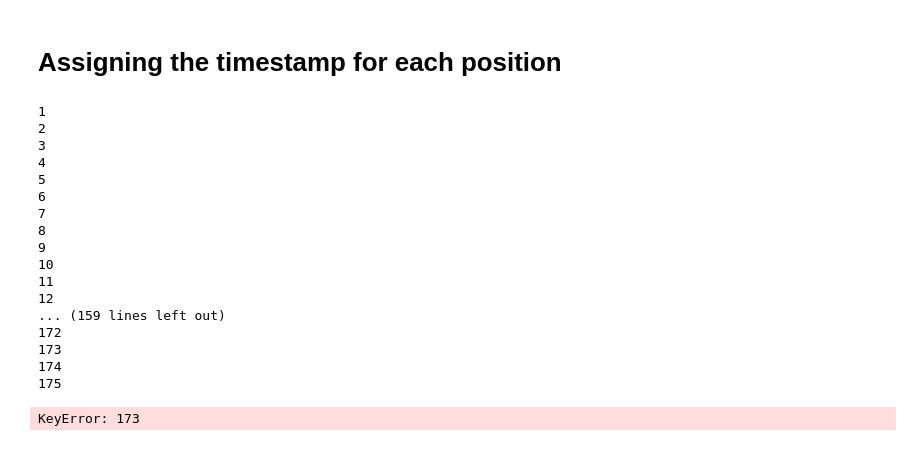
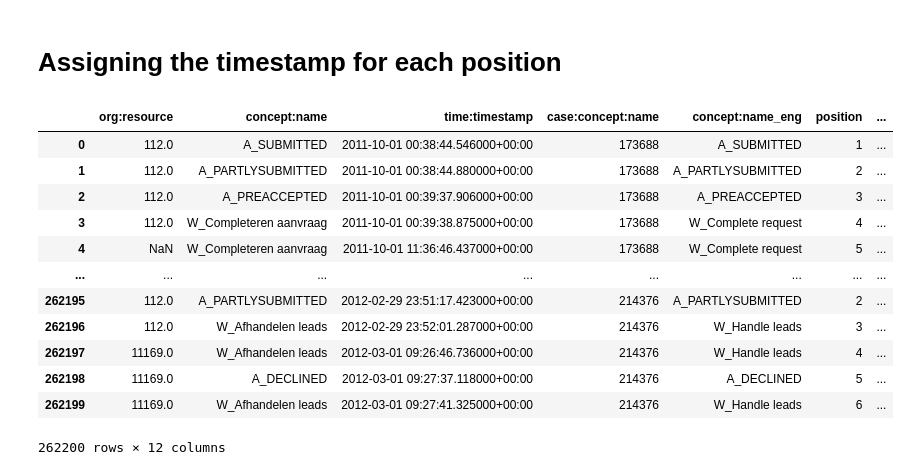
Before and after one commit to BrendGroen/2IOI0-Group-22, a Jupyter notebook: baseline_model_naive.ipynb, the cells around one changed output. Cells and saved outputs as stored; diff of their text form; code cells hidden in the pictures.

Commit message:
timestamp has been added

```diff
--- a/baseline_model_naive.ipynb
+++ b/baseline_model_naive.ipynb
@@ -67,37 +67,31 @@ f'Accuracy: {accuracy} Precision: {precision} Recall: {recall} F1: {f1}'
 # %% [markdown]
 # Assigning the timestamp for each position
 # %%
-# Finidng the most frequent next activity for each position
-position_dict_1 = {}
+# finding the average duration for each position
+position_dict_time = {}
 for j in range(1, 176):
-    n = 0
-    x = 0
+    time = []
     for i in (df[df['position'] == j]).index:
-        if df["duration"][i] > 0 :
-            n = n + df["duration"][i]
-            x = x + 1
-    if x > 0:
-        position_dict_1[j] = n/x
-    print(j)
+        time.append(df["duration"].iloc[i])
+    if len(time) > 0:
+        position_dict_time[j] = sum(time)/len(time)
-# %% [output]
-1
-2
-3
-4
-5
-6
-7
-8
-9
-10
-11
-12
-... (159 lines left out)
-172
-173
-174
-175
-# %%
-df["predicted_timestamp"] = df["position"].map(lambda x: position_dict_1[x] + df["date_milliseconds"].iloc[x])
-# %% [output]
-KeyError: 173
+# %%
+# adding the average duration to each position
+df['predicted_timestamp'] = df['date_milliseconds'] + df['position'].map(lambda x: position_dict_time[x]).fillna(0)
+# %%
+# convert the predicted_timestamp to miliseconds without e
+df['predicted_timestamp'] = df['predicted_timestamp'].apply(lambda x: '%d' % x)
+# %% [output]
+|  | org:resource | concept:name | time:timestamp | case:concept:name | concept:name_eng | position | ... |
+| 0 | 112.0 | A_SUBMITTED | 2011-10-01 00:38:44.546000+00:00 | 173688 | A_SUBMITTED | 1 | ... |
+| 1 | 112.0 | A_PARTLYSUBMITTED | 2011-10-01 00:38:44.880000+00:00 | 173688 | A_PARTLYSUBMITTED | 2 | ... |
+| 2 | 112.0 | A_PREACCEPTED | 2011-10-01 00:39:37.906000+00:00 | 173688 | A_PREACCEPTED | 3 | ... |
+| 3 | 112.0 | W_Completeren aanvraag | 2011-10-01 00:39:38.875000+00:00 | 173688 | W_Complete request | 4 | ... |
+| 4 | NaN | W_Completeren aanvraag | 2011-10-01 11:36:46.437000+00:00 | 173688 | W_Complete request | 5 | ... |
+| ... | ... | ... | ... | ... | ... | ... | ... |
+| 262195 | 112.0 | A_PARTLYSUBMITTED | 2012-02-29 23:51:17.423000+00:00 | 214376 | A_PARTLYSUBMITTED | 2 | ... |
+| 262196 | 112.0 | W_Afhandelen leads | 2012-02-29 23:52:01.287000+00:00 | 214376 | W_Handle leads | 3 | ... |
+| 262197 | 11169.0 | W_Afhandelen leads | 2012-03-01 09:26:46.736000+00:00 | 214376 | W_Handle leads | 4 | ... |
+| 262198 | 11169.0 | A_DECLINED | 2012-03-01 09:27:37.118000+00:00 | 214376 | A_DECLINED | 5 | ... |
+| 262199 | 11169.0 | W_Afhandelen leads | 2012-03-01 09:27:41.325000+00:00 | 214376 | W_Handle leads | 6 | ... |
+262200 rows × 12 columns
```
Also changed, not shown: parts of 2 cells of this notebook.
